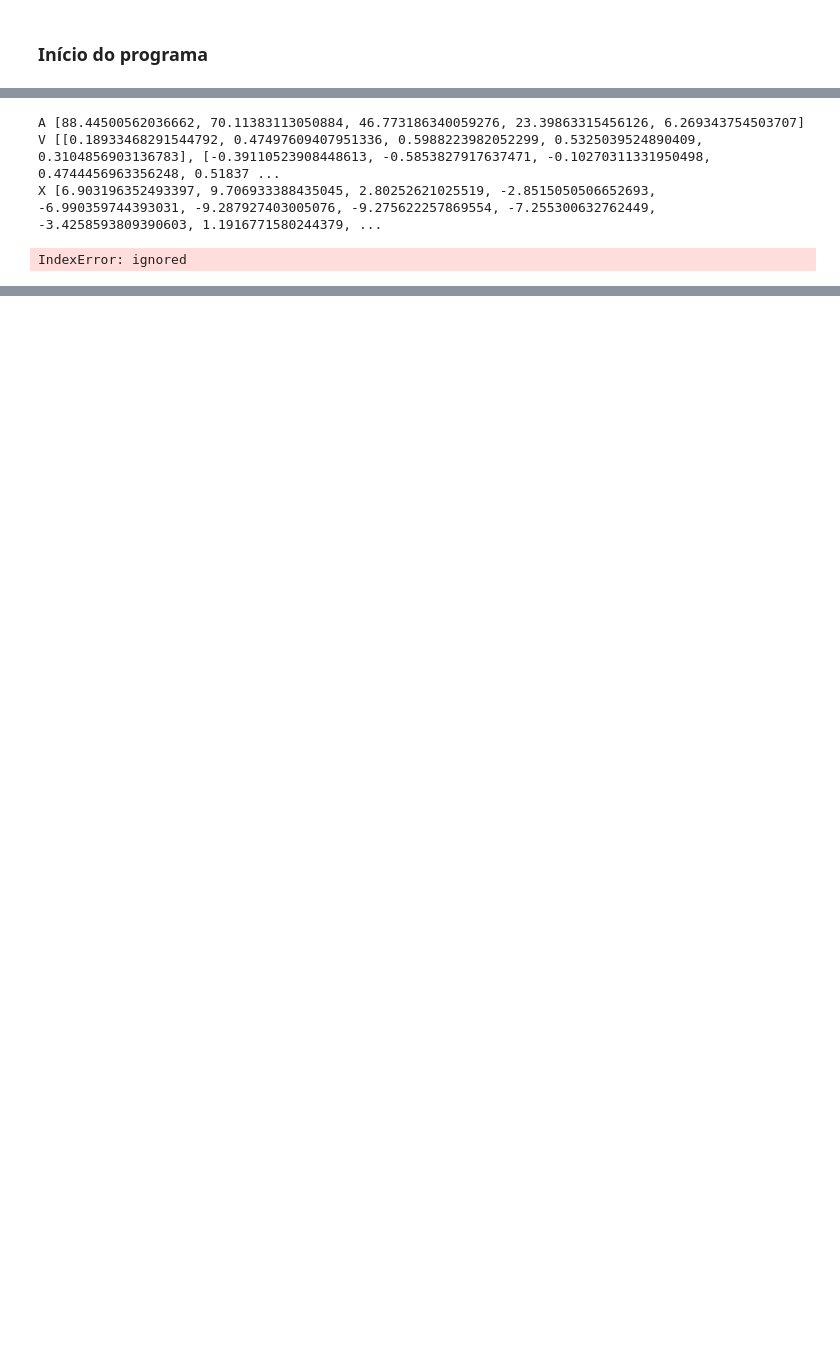
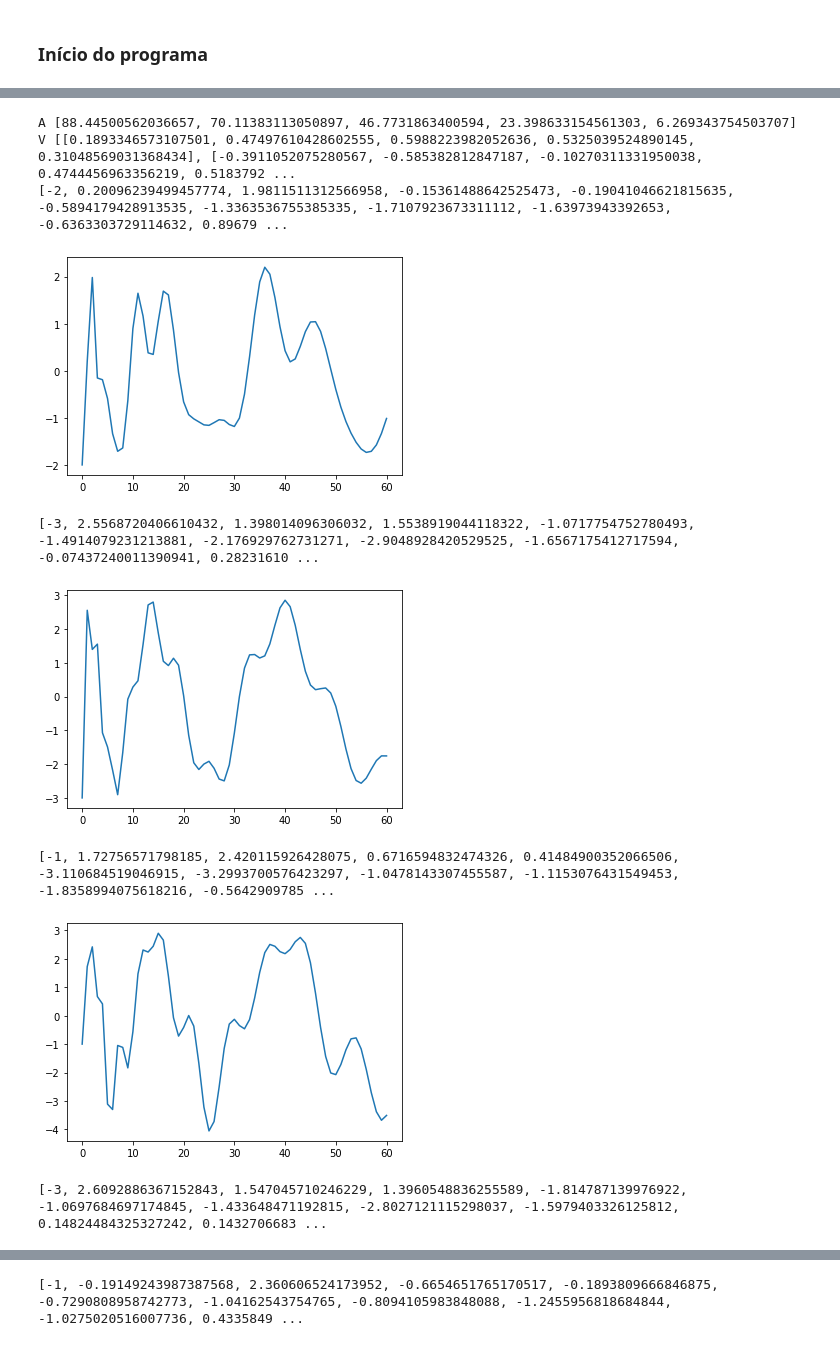
Before and after one commit to kenzou-eu/EP1, a Jupyter notebook: EP_Numérico_1.ipynb, the cells around one changed output, grey strips where cells are left out. Drawn from its saved outputs; the diff is of its cells as text; code cells hidden in the pictures; blank space fills up the shorter version.

```diff
--- a/EP_Numérico_1.ipynb
+++ b/EP_Numérico_1.ipynb
@@ -335,48 +271,63 @@ def functionY(t, a, n, A):
         Y.append(y)
       return Y
 
-def functionX(t, a, n, A, V):
+def functionX(t, a, n, j, A, V):
     Y = functionY(t, a, n, A)
-    X = np.dot(V, Y)
-    somaX = sum(X)
-    return somaX
+    X = np.dot(V[j], Y)
+    return X
 
 
 x0 = [-2, -3, -1, -3, -1]
 n = 5 #Quantidade de massas
 m = 2 #Massa das massas
 desloc = 1
 t = 60
 erro = 1.0e-6
 V = handleV(n)
 A = mainDiag(n,m)
 B = subDiag(n,m)
 
 A, B, V, k = metodoQR(n, A, B, V, erro, desloc)
 print("A", A)
 print("V", V)
 y0 = handley0(x0, V)
 value_a = a(y0, n)
 
 X = []
-for i in range(1, t+1):
-    xi = functionX(i, value_a, n, A, V)
-    X.append(xi)
-print("X", X)
 eixo_y = []
 for i in range(t+1):
   eixo_y.append(i)
 
-for i in range(n):
+# for i in range(1, t+1):
+#   xi = functionX(i, value_a, n, A, V)
+#   X.append(xi)
+# print("X", len(X))
+
+# for i in range(n):
+#   eixo_x = []
+#   eixo_x.append(x0[i])
+#   for j in range(t):
+#       eixo_x.append(X[j])
+#   print(eixo_x)
+#   plt.plot(eixo_y, eixo_x)
+#   plt.show()
+
+for j in range(n):
   eixo_x = []
-  eixo_x.append(x0[i])
-  for j in range(t):
-      eixo_x.append(X[j][i])
+  eixo_x.append(x0[j])
+  for i in range(1, t+1):
+    xi = functionX(i, value_a, n, j, A, V)
+    eixo_x.append(xi)
   print(eixo_x)
-  plt.plot(eixo_x, eixo_y)
+  plt.plot(eixo_y, eixo_x)
   plt.show()
 # %% [output]
-A [88.44500562036662, 70.11383113050884, 46.773186340059276, 23.39863315456126, 6.269343754503707]
-V [[0.18933468291544792, 0.47497609407951336, 0.5988223982052299, 0.5325039524890409, 0.3104856903136783], [-0.39110523908448613, -0.5853827917637471, -0.10270311331950498, 0.4744456963356248, 0.51837 ...
-X [6.903196352493397, 9.706933388435045, 2.80252621025519, -2.8515050506652693, -6.990359744393031, -9.287927403005076, -9.275622257869554, -7.255300632762449, -3.4258593809390603, 1.1916771580244379, ...
+A [88.44500562036657, 70.11383113050897, 46.7731863400594, 23.398633154561303, 6.269343754503707]
+V [[0.1893346573107501, 0.47497610428602555, 0.5988223982052636, 0.5325039524890145, 0.31048569031368434], [-0.3911052075280567, -0.585382812847187, -0.10270311331950038, 0.4744456963356219, 0.5183792 ...
+[-2, 0.20096239499457774, 1.9811511312566958, -0.15361488642525473, -0.19041046621815635, -0.5894179428913535, -1.3363536755385335, -1.7107923673311112, -1.63973943392653, -0.6363303729114632, 0.89679 ...
+[figure, added]
-IndexError: ignored
+[-3, 2.5568720406610432, 1.398014096306032, 1.5538919044118322, -1.0717754752780493, -1.4914079231213881, -2.176929762731271, -2.9048928420529525, -1.6567175412717594, -0.07437240011390941, 0.28231610 ...
+[figure, added]
+[-1, 1.72756571798185, 2.420115926428075, 0.6716594832474326, 0.41484900352066506, -3.110684519046915, -3.2993700576423297, -1.0478143307455587, -1.1153076431549453, -1.8358994075618216, -0.5642909785 ...
+[figure, added]
+[-3, 2.6092886367152843, 1.547045710246229, 1.3960548836255589, -1.814787139976922, -1.0697684697174845, -1.433648471192815, -2.8027121115298037, -1.5979403326125812, 0.14824484325327242, 0.1432706683 ...
@@ -382,0 +335 @@ IndexError: ignored
+[-1, -0.19149243987387568, 2.360606524173952, -0.6654651765170517, -0.1893809666846875, -0.7290808958742773, -1.04162543754765, -0.8094105983848088, -1.2455956818684844, -1.0275020516007736, 0.4335849 ...
```
Also changed, not shown: parts of 5 cells of this notebook.
